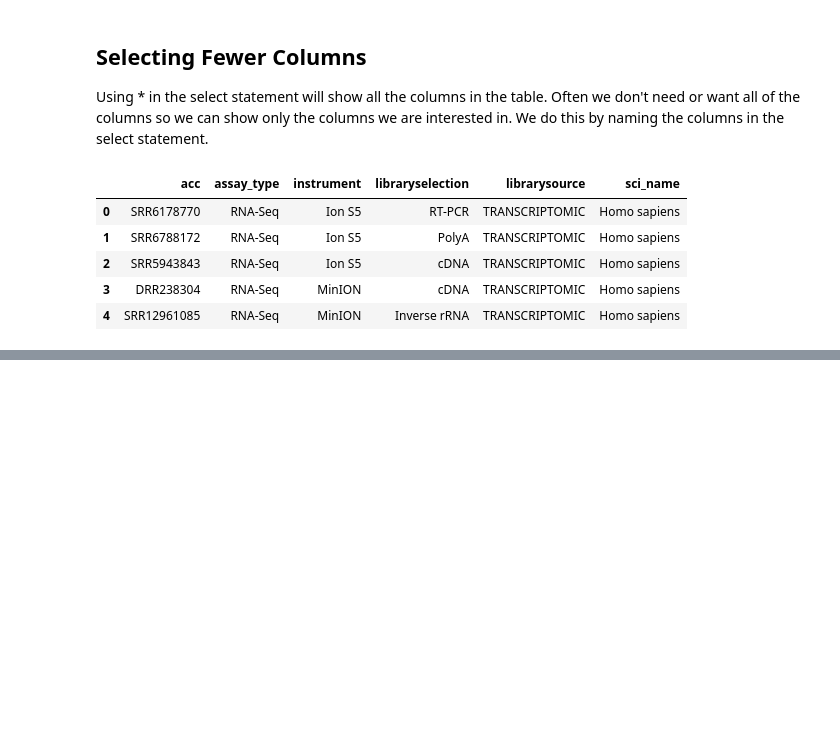
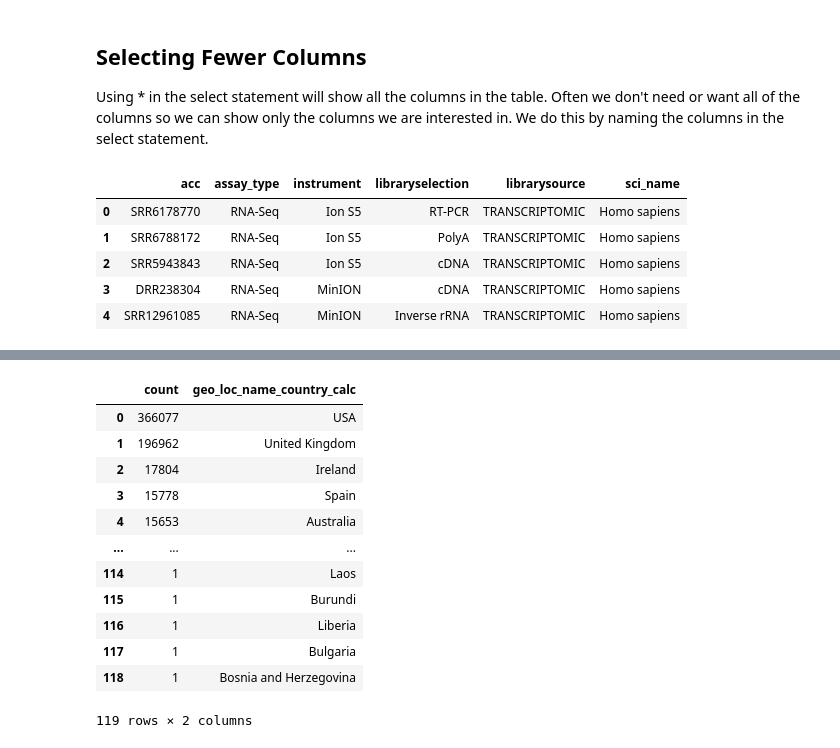
Before and after one commit to ncbi/ASHG-Workshop-2021, a Jupyter notebook: Basic BigQuery Examples.ipynb, the cells around one changed output, grey strips where cells are left out. Saved outputs shown, nothing was run; the diff lists cells and outputs as text; code cells hidden in the pictures; blank space fills up the shorter version.

```diff
--- a/Basic BigQuery Examples.ipynb
+++ b/Basic BigQuery Examples.ipynb
@@ -126,0 +128,23 @@ WHERE a.tax_id = 1639
+# %%
+%%bigquery
+SELECT count(m.acc) as count, m.geo_loc_name_country_calc
+FROM `nih-sra-datastore.sra.metadata` m , `nih-sra-datastore.sra_tax_analysis_tool.tax_analysis` tax
+WHERE m.acc = tax.acc
+    and tax.name = 'Coronaviridae'
+    and m.geo_loc_name_country_calc is NOT NULL
+GROUP BY m.geo_loc_name_country_calc
+ORDER by 1 DESC
+# %% [output]
+|  | count | geo_loc_name_country_calc |
+| 0 | 366077 | USA |
+| 1 | 196962 | United Kingdom |
+| 2 | 17804 | Ireland |
+| 3 | 15778 | Spain |
+| 4 | 15653 | Australia |
+| ... | ... | ... |
+| 114 | 1 | Laos |
+| 115 | 1 | Burundi |
+| 116 | 1 | Liberia |
+| 117 | 1 | Bulgaria |
+| 118 | 1 | Bosnia and Herzegovina |
+119 rows × 2 columns
```
Also changed, not shown: parts of 4 cells of this notebook, 1 other file.
